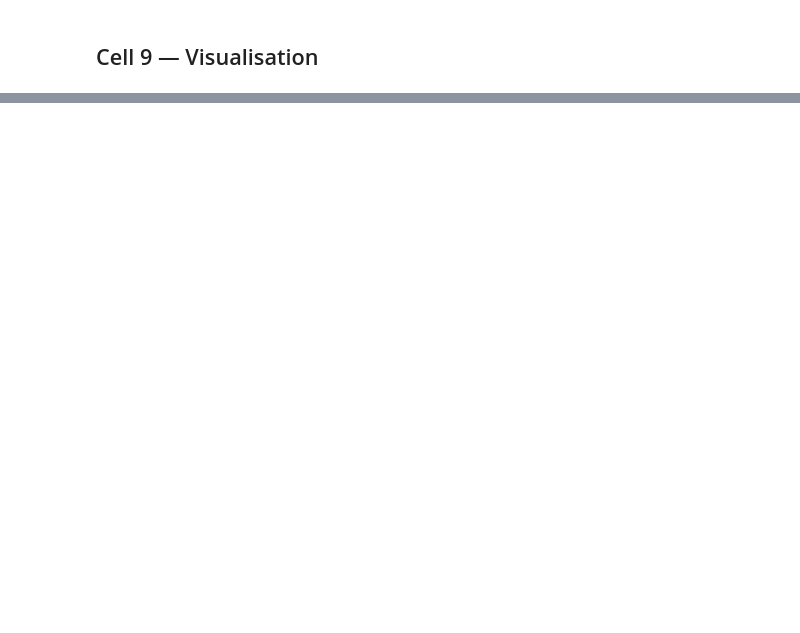
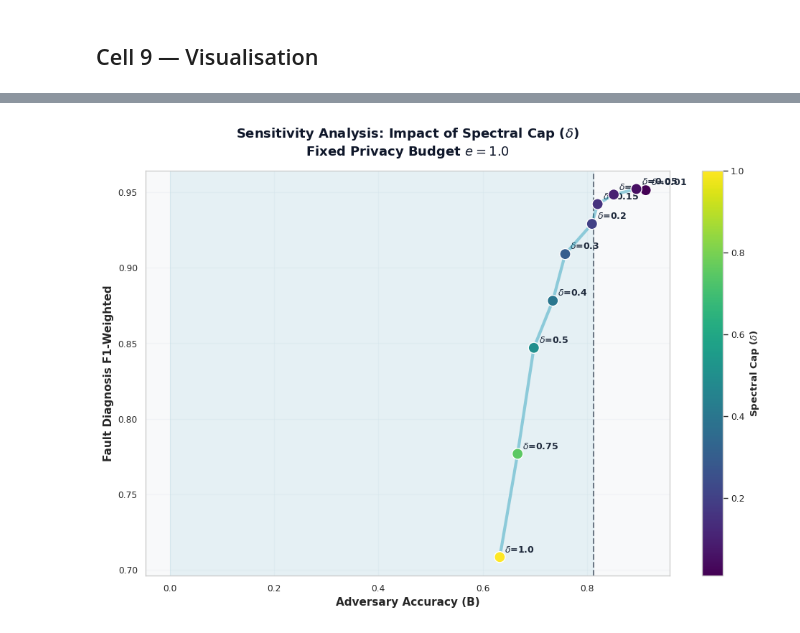
Before and after one commit to mrbrownstone07/privacy-pipeline, a Jupyter notebook: grap_privacy_pipeline_final-forbNorm.ipynb, the cells around one changed output, grey strips where cells are left out. Drawn from its saved outputs; the diff is of its cells as text; code cells hidden in the pictures; blank space fills up the shorter version.

```diff
--- a/grap_privacy_pipeline_final-forbNorm.ipynb
+++ b/grap_privacy_pipeline_final-forbNorm.ipynb
@@ -115,7 +115,7 @@ CFG = {
     # ── Sweep ─────────────────────────────────────────────────────────────
     "delta"                   : 1e-5,
     "epsilons"                : [0.1, 0.5, 1.0, 2.0, 5.0, 10.0, 20.0, 50.0, 100.0],
-    "methods"                 : ["ppsp_adaptive", "laplace_baseline"],
+    "methods"                 : ["laplace_baseline", "truncated_laplace", "ppsp_adaptive"],
 
     # ── Evaluation ────────────────────────────────────────────────────────
     "plot_cms_sweep"          : False,
@@ -1269,0 +1492,76 @@ plot_comprehensive_research_results(sweep_results, CFG["class_names"], y_test)
+# %%
+total = len(y_test)
+binary_baselines = {}
+for idx, name in enumerate(class_names):
+    prop = np.sum(y_test == idx) / total
+    binary_baselines[name] = max(prop, 1.0 - prop)
+
+target_name = class_names[CFG["sensitive_class"]]
+target_col  = f"adv_acc_{target_name}"
+target_bl   = binary_baselines[target_name]
+
+def plot_frobenius_single_trajectory(forb_results, target_bl, target_name, fixed_e=1.0):
+    """
+    Plots a single trajectory showing how changing the Frobenius Cap (delta)
+    impacts performance at a fixed privacy budget (e=1.0).
+    """
+    fig, ax = plt.subplots(figsize=(10, 7), facecolor=BG_COLOR)
+    ax.set_facecolor(PANEL_COLOR)
+
+    target_col = f"adv_acc_{target_name}"
+
+    # 1. Collect one data point per delta at the fixed epsilon
+    trajectory_data = []
+    sorted_deltas = sorted(forb_results.keys())
+
+    for d_val in sorted_deltas:
+        df = forb_results[d_val]
+        # Get the row for our fixed epsilon (e.g., 1.0)
+        point = df[df["epsilon"] == fixed_e]
+        if not point.empty:
+            row = point.iloc[0].copy()
+            row['delta_val'] = d_val
+            trajectory_data.append(row)
+
+    traj_df = pd.DataFrame(trajectory_data)
+
+    # 2. Shaded Regions
+    ax.axvspan(0, target_bl, alpha=0.08, color=PPSP_COLOR, label="Protected Zone")
+    ax.axvline(target_bl, color=ZERO_LINE, linestyle="--", lw=1.5, alpha=0.6, label="Random Guess")
+
+    # 3. Plot the single Trajectory
+    # We use a color gradient along the line to show the delta increasing
+    ax.plot(traj_df[target_col], traj_df["f1_weighted"],
+            color=PPSP_COLOR, lw=3, zorder=5, alpha=0.4)
+
+    scatter = ax.scatter(traj_df[target_col], traj_df["f1_weighted"],
+                         c=traj_df['delta_val'], cmap='viridis',
+                         s=120, zorder=10, edgecolors=BG_COLOR, lw=1)
+
+    # 4. Annotate Delta Values
+    for i, row in traj_df.iterrows():
+        # Label every point or every second point to avoid clutter
+        ax.annotate(f"$\delta$={row['delta_val']}",
+                    xy=(row[target_col], row["f1_weighted"]),
+                    xytext=(5, 5), textcoords="offset points",
+                    fontsize=9, fontweight="bold", color=ZERO_LINE)
+
+    # 5. Colorbar for Delta
+    cbar = plt.colorbar(scatter)
+    cbar.set_label('Spectral Cap ($\delta$)', fontweight="bold")
+
+    # 6. Formatting
+    ax.set_xlabel(f"Adversary Accuracy ({target_name})", fontsize=11, fontweight="bold")
+    ax.set_ylabel("Fault Diagnosis F1-Weighted", fontsize=11, fontweight="bold")
+    ax.set_title(f"Sensitivity Analysis: Impact of Spectral Cap ($\delta$)\nFixed Privacy Budget $e={fixed_e}$",
+                 fontsize=13, pad=15, fontweight="bold")
+
+    ax.grid(True, alpha=0.3)
+    plt.tight_layout()
+    plt.savefig("fig5_frobenius_single_line.png", dpi=300)
+    plt.show()
+
+# ── EXECUTION ──────────────────────────────────────────────────────────────
+plot_frobenius_single_trajectory(forb_sweep_results, target_bl, target_name, fixed_e=1.0)
+# %% [output]
+[figure, added]
```
Also changed, not shown: parts of 8 cells of this notebook, 12 other files.
